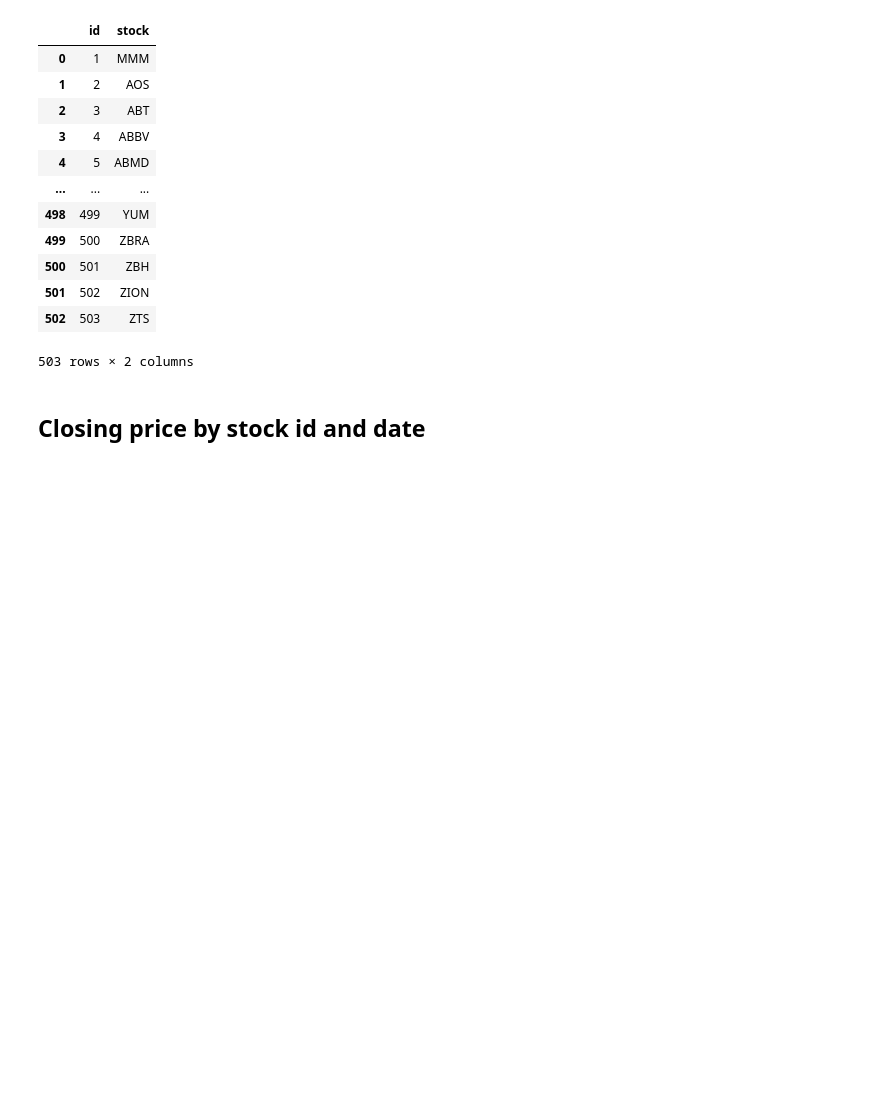
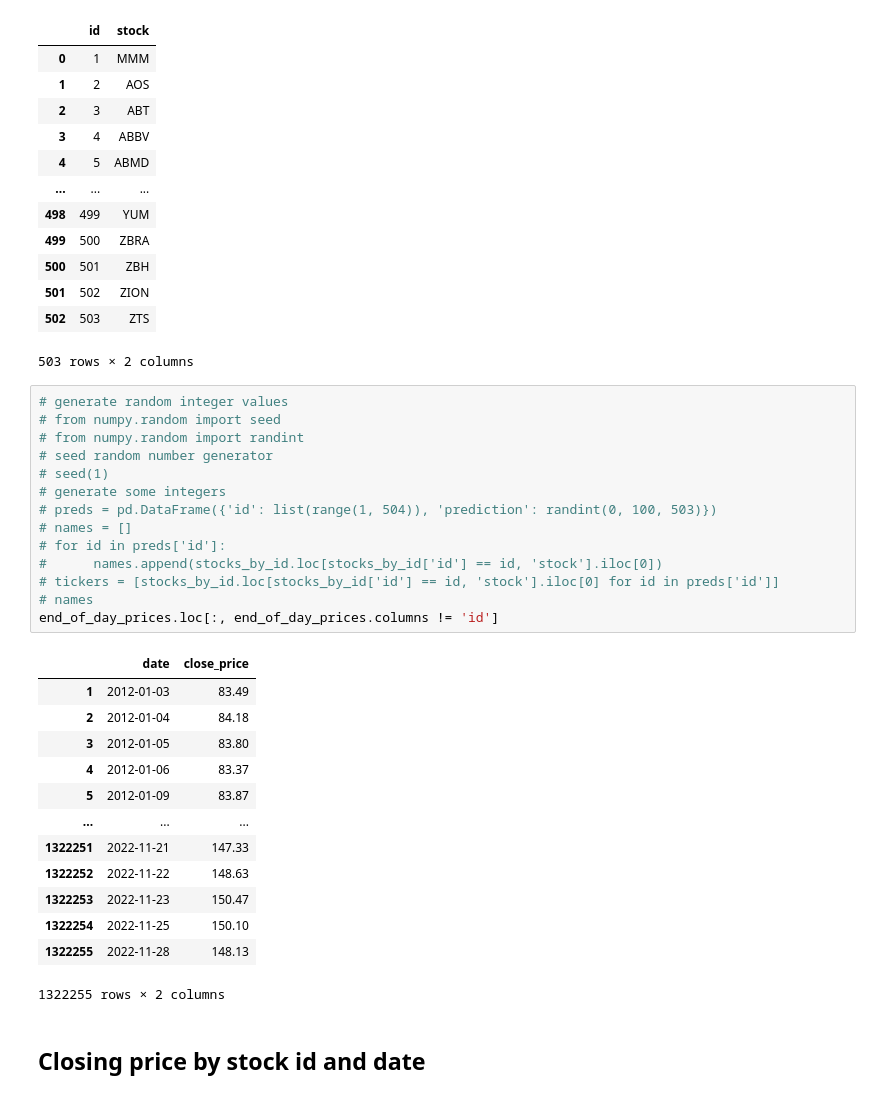
Before and after one commit to Menstuk/stockInspect, a Jupyter notebook: algotrading_model/Algotrading - Modeling On end_of_day_prices Table With 1 Stock.ipynb, the cells around one changed output. Drawn from its saved outputs; the diff is of its cells as text; blank space fills up the shorter version.

```diff
--- a/algotrading_model/Algotrading - Modeling On end_of_day_prices Table With 1 Stock.ipynb
+++ b/algotrading_model/Algotrading - Modeling On end_of_day_prices Table With 1 Stock.ipynb
@@ -48,6 +47,34 @@ stocks_by_id
 | 501 | 502 | ZION |
 | 502 | 503 | ZTS |
 503 rows × 2 columns
+# %%
+# generate random integer values
+# from numpy.random import seed
+# from numpy.random import randint
+# seed random number generator
+# seed(1)
+# generate some integers
+# preds = pd.DataFrame({'id': list(range(1, 504)), 'prediction': randint(0, 100, 503)})
+# names = []
+# for id in preds['id']:
+#      names.append(stocks_by_id.loc[stocks_by_id['id'] == id, 'stock'].iloc[0])
+# tickers = [stocks_by_id.loc[stocks_by_id['id'] == id, 'stock'].iloc[0] for id in preds['id']]
+# names
+end_of_day_prices.loc[:, end_of_day_prices.columns != 'id']
+# %% [output]
+|  | date | close_price |
+| 1 | 2012-01-03 | 83.49 |
+| 2 | 2012-01-04 | 84.18 |
+| 3 | 2012-01-05 | 83.80 |
+| 4 | 2012-01-06 | 83.37 |
+| 5 | 2012-01-09 | 83.87 |
+| ... | ... | ... |
+| 1322251 | 2022-11-21 | 147.33 |
+| 1322252 | 2022-11-22 | 148.63 |
+| 1322253 | 2022-11-23 | 150.47 |
+| 1322254 | 2022-11-25 | 150.10 |
+| 1322255 | 2022-11-28 | 148.13 |
+1322255 rows × 2 columns
 # %% [markdown]
 ## Closing price by stock id and date
 # %%
```
Also changed, not shown: parts of 34 cells of this notebook, 10 other files.
